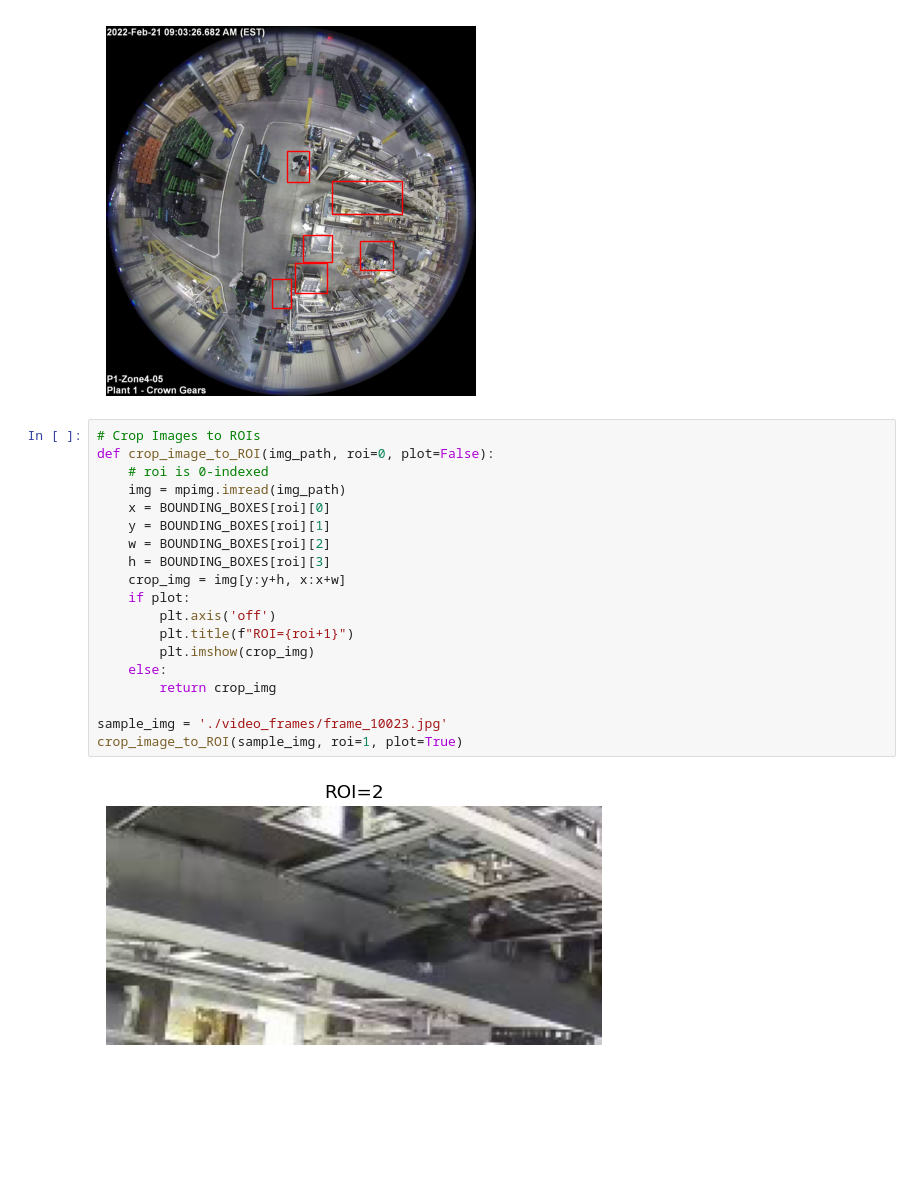
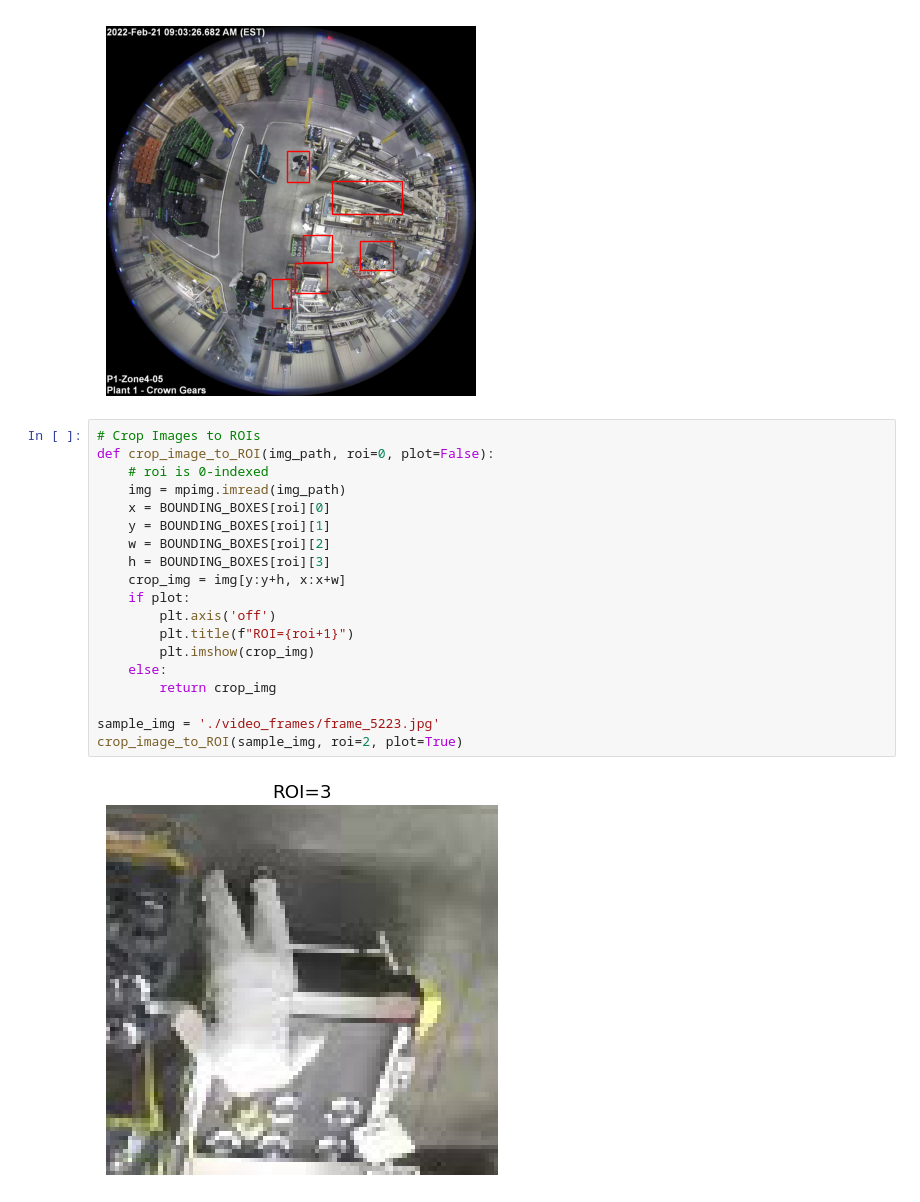
Before and after one commit to Gongsta/Musashi-AI, a Jupyter notebook: main.ipynb, the cells around one changed output. Drawn from its saved outputs; the diff is of its cells as text; blank space fills up the shorter version.

```diff
--- a/main.ipynb
+++ b/main.ipynb
@@ -65,24 +64,24 @@ draw_ROIs_on_image(sample_img)
 # %%
 # Crop Images to ROIs
 def crop_image_to_ROI(img_path, roi=0, plot=False):
     # roi is 0-indexed
     img = mpimg.imread(img_path)
     x = BOUNDING_BOXES[roi][0]
     y = BOUNDING_BOXES[roi][1]
     w = BOUNDING_BOXES[roi][2]
     h = BOUNDING_BOXES[roi][3]
     crop_img = img[y:y+h, x:x+w]
     if plot:
         plt.axis('off')
         plt.title(f"ROI={roi+1}")
         plt.imshow(crop_img)
     else:
         return crop_img
 
-sample_img = './video_frames/frame_10023.jpg'
-crop_image_to_ROI(sample_img, roi=1, plot=True)
+sample_img = './video_frames/frame_5223.jpg'
+crop_image_to_ROI(sample_img, roi=2, plot=True)
 # %% [output]
-[figure, old version]
+[figure, new version]
 # %%
 # Display a sample image
 fig, ax = plt.subplots(2, 3, figsize=(16,9))
```
Also changed, not shown: parts of 5 cells of this notebook, 10 other files.
